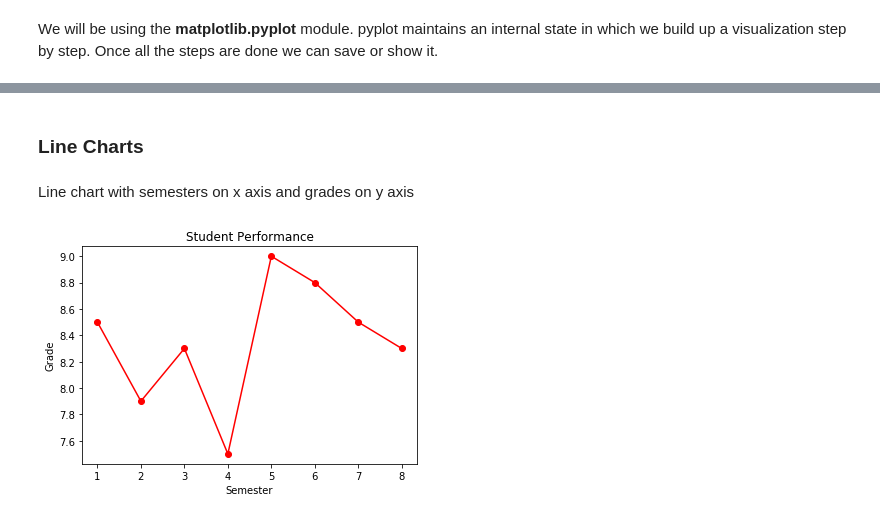
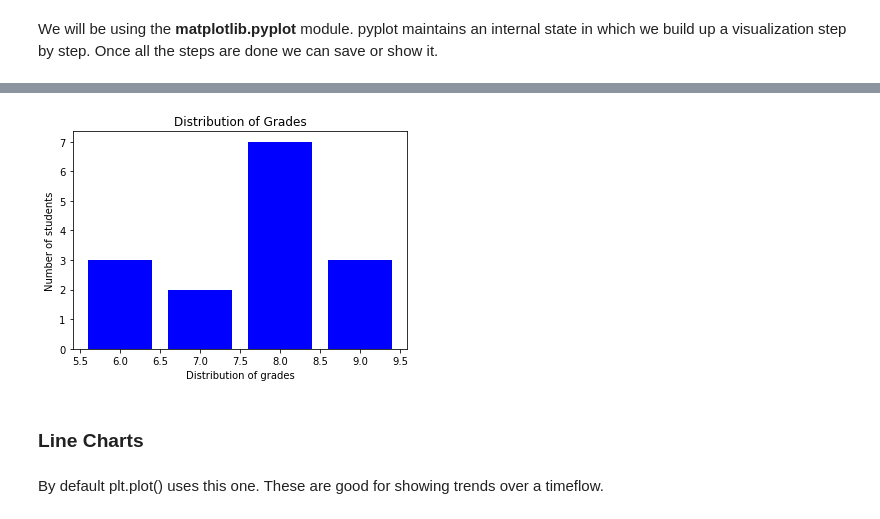
Before and after one commit to jazzy-org/Python-4, a Jupyter notebook: DataVisualization/Python_DV.ipynb, the cells around one changed output, grey strips where cells are left out. Drawn from its saved outputs; the diff is of its cells as text; code cells hidden in the pictures.

```diff
--- a/DataVisualization/Python_DV.ipynb
+++ b/DataVisualization/Python_DV.ipynb
@@ -18,2 +45,15 @@ import matplotlib.pyplot as plt
+# %%
+# Lets take grades of 15 students of a class
+grades = [8.1,6.8,9.2,7.8,8.8,8.4,8.6,9.3,9.5,6.5,6.2,7.6,8.2,8.0,8.8]
+groups = lambda grade: grade // 1
+histogram = Counter(groups(grade) for grade in grades)
+
+plt.bar(histogram.keys(), histogram.values(), color='blue')
+plt.xlabel("Distribution of grades")
+plt.ylabel("Number of students")
+plt.title("Distribution of Grades")
+plt.show()
+# %% [output]
+[figure, added]
 # %% [markdown]
 ### Line Charts
@@ -23,10 +60,2 @@ grades = [8.5,7.9,8.3,7.5,9.0,8.8,8.5,8.3]
-# %% [markdown]
-Line chart with semesters on x axis and grades on y axis
-# %%
-plt.title("Student Performance")
-plt.xlabel("Semester")
-plt.ylabel("Grade")
-plt.plot(semesters, grades, color='red', marker='o', linestyle='solid')
-plt.show() # Displays the plot
-# %% [output]
-[figure, removed]
+# %% [markdown]
+By default plt.plot() uses this one. These are good for showing trends over a timeflow.
```
Also changed, not shown: parts of 19 cells of this notebook.
